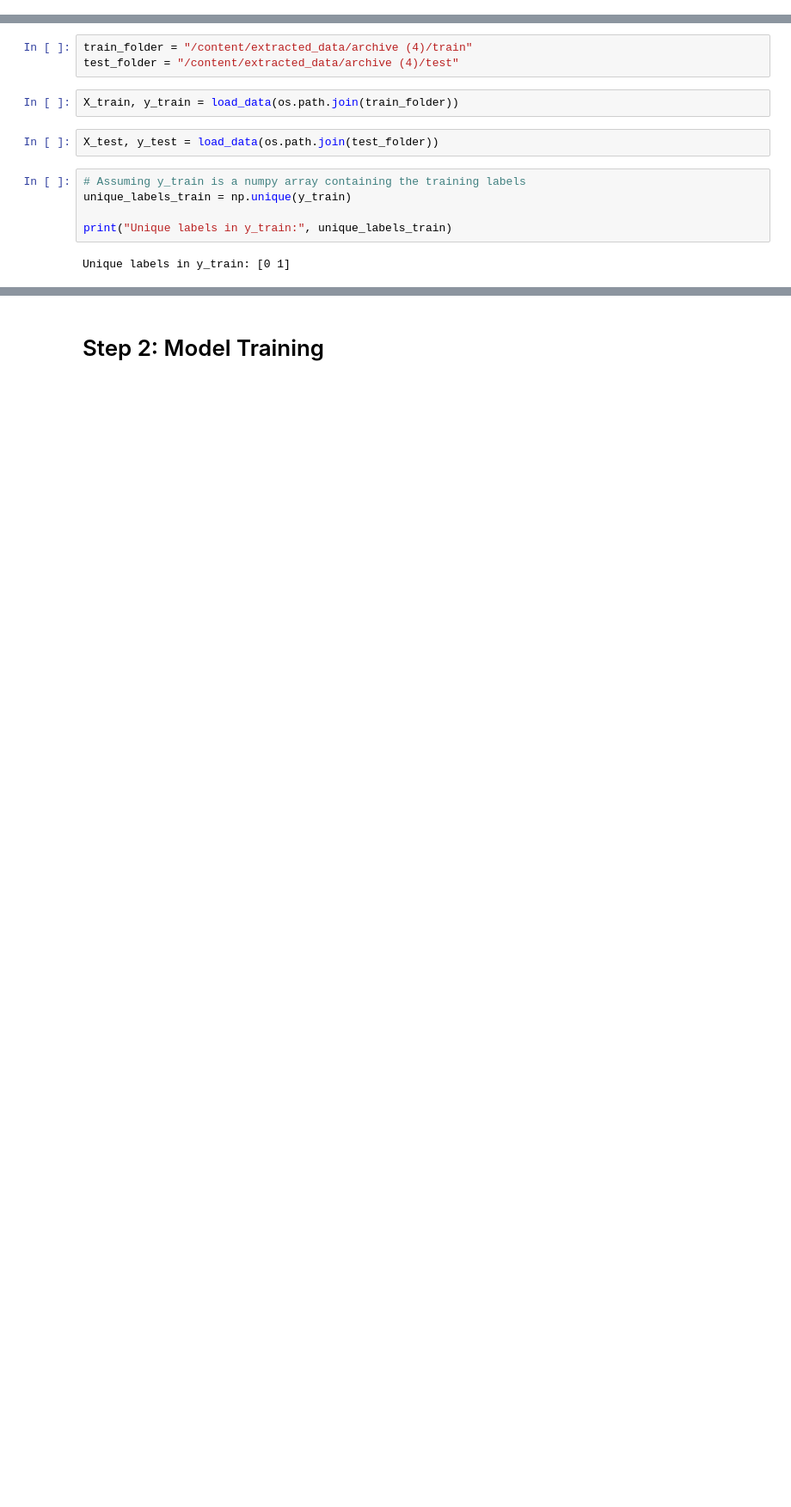
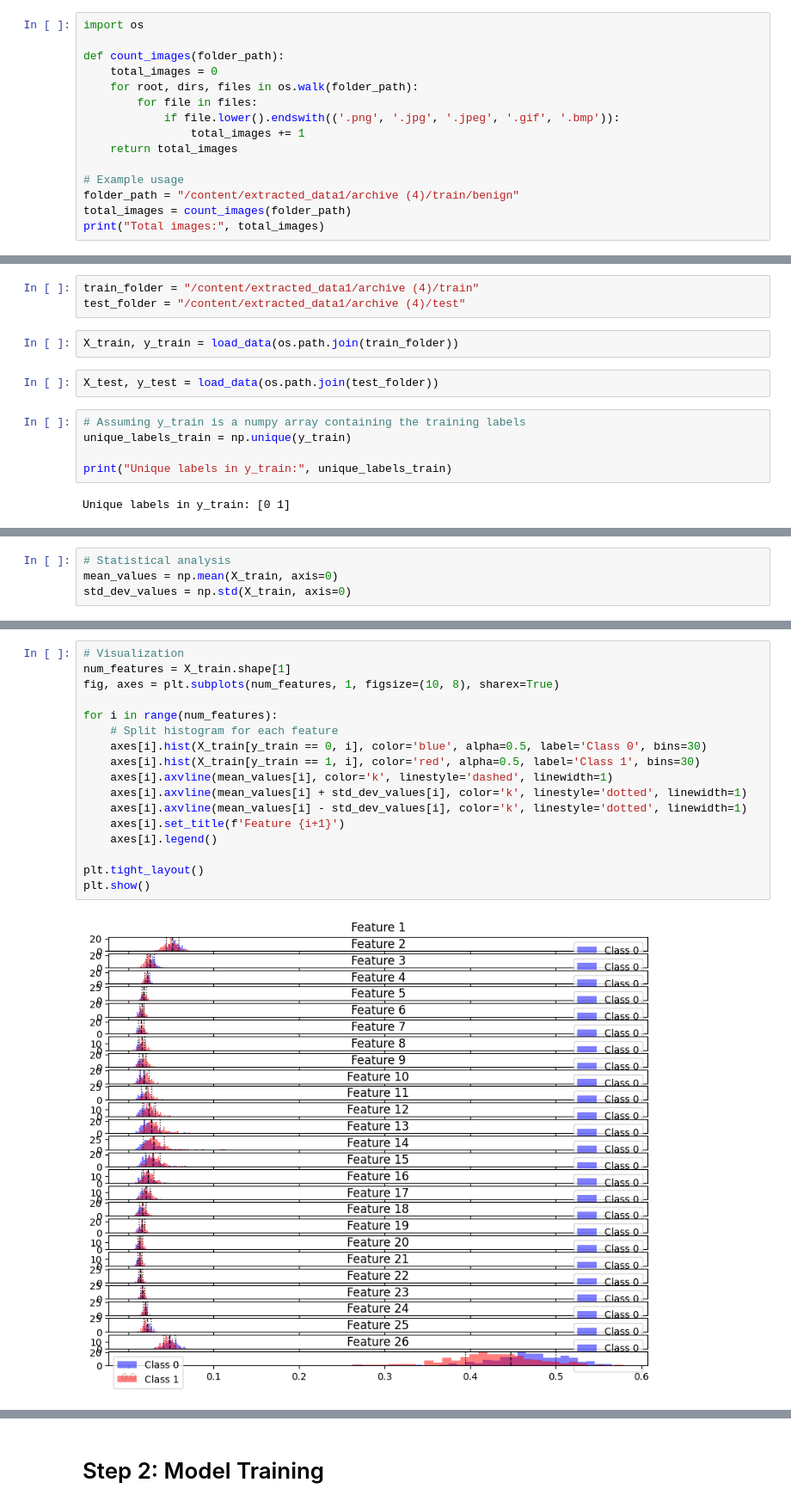
Before and after one commit to utkarshminds/benign_malignant, a Jupyter notebook: benign_malignant(with_LBP_feature).ipynb, the cells around one changed output, grey strips where cells are left out. Shown: that part at 86% size. Cells and saved outputs as stored; diff of their text form; blank space fills up the shorter version.

```diff
--- a/benign_malignant(with_LBP_feature).ipynb
+++ b/benign_malignant(with_LBP_feature).ipynb
@@ -61,0 +83,15 @@ archive (4)
+# %%
+import os
+
+def count_images(folder_path):
+    total_images = 0
+    for root, dirs, files in os.walk(folder_path):
+        for file in files:
+            if file.lower().endswith(('.png', '.jpg', '.jpeg', '.gif', '.bmp')):
+                total_images += 1
+    return total_images
+
+# Example usage
+folder_path = "/content/extracted_data1/archive (4)/train/benign"
+total_images = count_images(folder_path)
+print("Total images:", total_images)
@@ -87,8 +125,8 @@ def load_data(folder_path):
             y.append(label)
     return np.array(X), np.array(y)
 # %%
-train_folder = "/content/extracted_data/archive (4)/train"
-test_folder = "/content/extracted_data/archive (4)/test"
+train_folder = "/content/extracted_data1/archive (4)/train"
+test_folder = "/content/extracted_data1/archive (4)/test"
 # %%
 X_train, y_train = load_data(os.path.join(train_folder))
 # %%
@@ -102,0 +143,4 @@ Unique labels in y_train: [0 1]
+# %%
+# Statistical analysis
+mean_values = np.mean(X_train, axis=0)
+std_dev_values = np.std(X_train, axis=0)
@@ -102,0 +165,19 @@ Unique labels in y_train: [0 1]
+# %%
+# Visualization
+num_features = X_train.shape[1]
+fig, axes = plt.subplots(num_features, 1, figsize=(10, 8), sharex=True)
+
+for i in range(num_features):
+    # Split histogram for each feature
+    axes[i].hist(X_train[y_train == 0, i], color='blue', alpha=0.5, label='Class 0', bins=30)
+    axes[i].hist(X_train[y_train == 1, i], color='red', alpha=0.5, label='Class 1', bins=30)
+    axes[i].axvline(mean_values[i], color='k', linestyle='dashed', linewidth=1)
+    axes[i].axvline(mean_values[i] + std_dev_values[i], color='k', linestyle='dotted', linewidth=1)
+    axes[i].axvline(mean_values[i] - std_dev_values[i], color='k', linestyle='dotted', linewidth=1)
+    axes[i].set_title(f'Feature {i+1}')
+    axes[i].legend()
+
+plt.tight_layout()
+plt.show()
+# %% [output]
+[figure, added]
```
Also changed, not shown: parts of 109 cells of this notebook.
